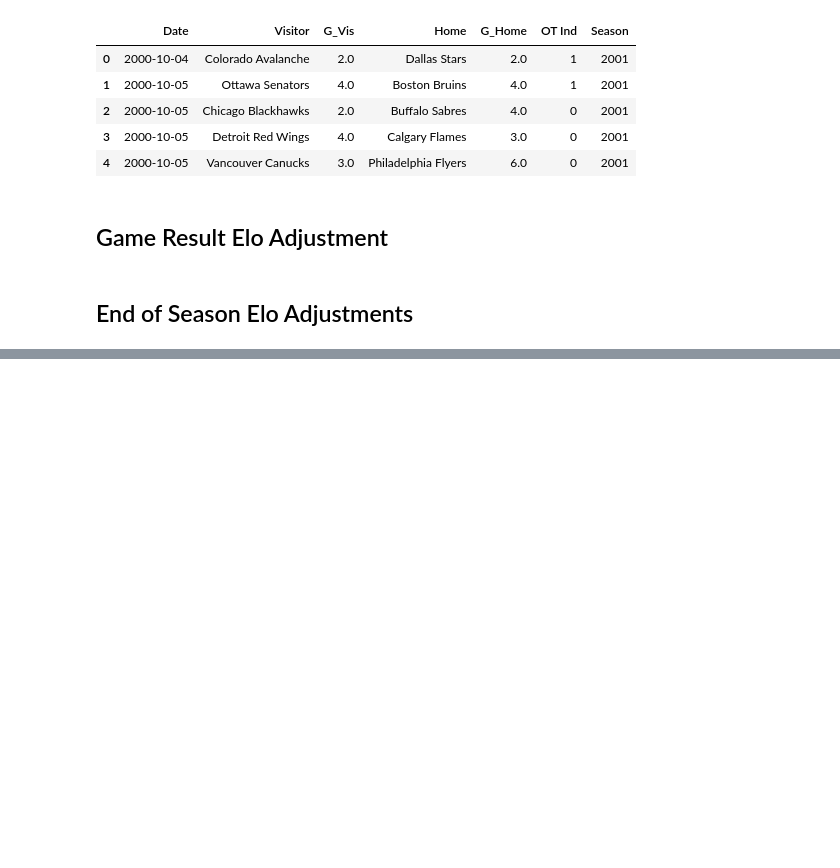
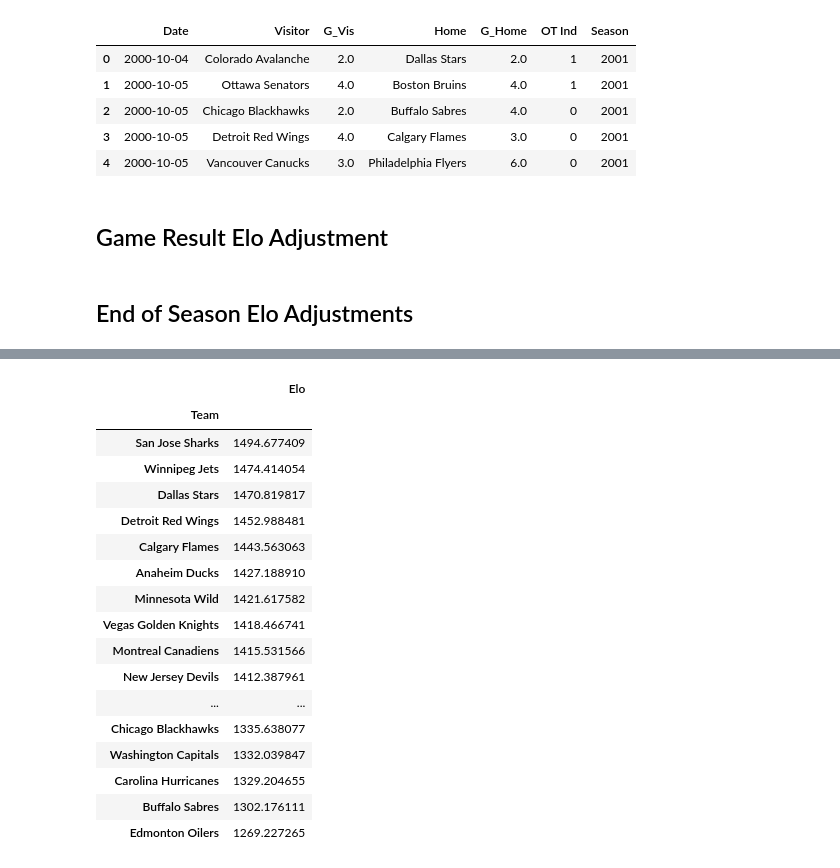
Before and after one commit to hinayatali9/MIE368_PROJECT, a Jupyter notebook: team_proj/scripts/Forecasting Games.ipynb, the cells around one changed output, grey strips where cells are left out. Cells and saved outputs as stored; diff of their text form; code cells hidden in the pictures; blank space fills up the shorter version.

```diff
--- a/team_proj/scripts/Forecasting Games.ipynb
+++ b/team_proj/scripts/Forecasting Games.ipynb
@@ -321,0 +447,26 @@ season_2022
+# %%
+elo_df = pd.DataFrame(columns = ['Elo']).rename_axis('Team')
+
+for team, elo in elo_end.items():
+    elo_df.loc[team] = [elo]
+
+elo_df.sort_values(by='Elo', ascending=False)
+# %% [output]
+|  | Elo |
+| Team |  |
+| San Jose Sharks | 1494.677409 |
+| Winnipeg Jets | 1474.414054 |
+| Dallas Stars | 1470.819817 |
+| Detroit Red Wings | 1452.988481 |
+| Calgary Flames | 1443.563063 |
+| Anaheim Ducks | 1427.188910 |
+| Minnesota Wild | 1421.617582 |
+| Vegas Golden Knights | 1418.466741 |
+| Montreal Canadiens | 1415.531566 |
+| New Jersey Devils | 1412.387961 |
+| ... | ... |
+| Chicago Blackhawks | 1335.638077 |
+| Washington Capitals | 1332.039847 |
+| Carolina Hurricanes | 1329.204655 |
+| Buffalo Sabres | 1302.176111 |
+| Edmonton Oilers | 1269.227265 |
```
Also changed, not shown: parts of 12 cells of this notebook.
